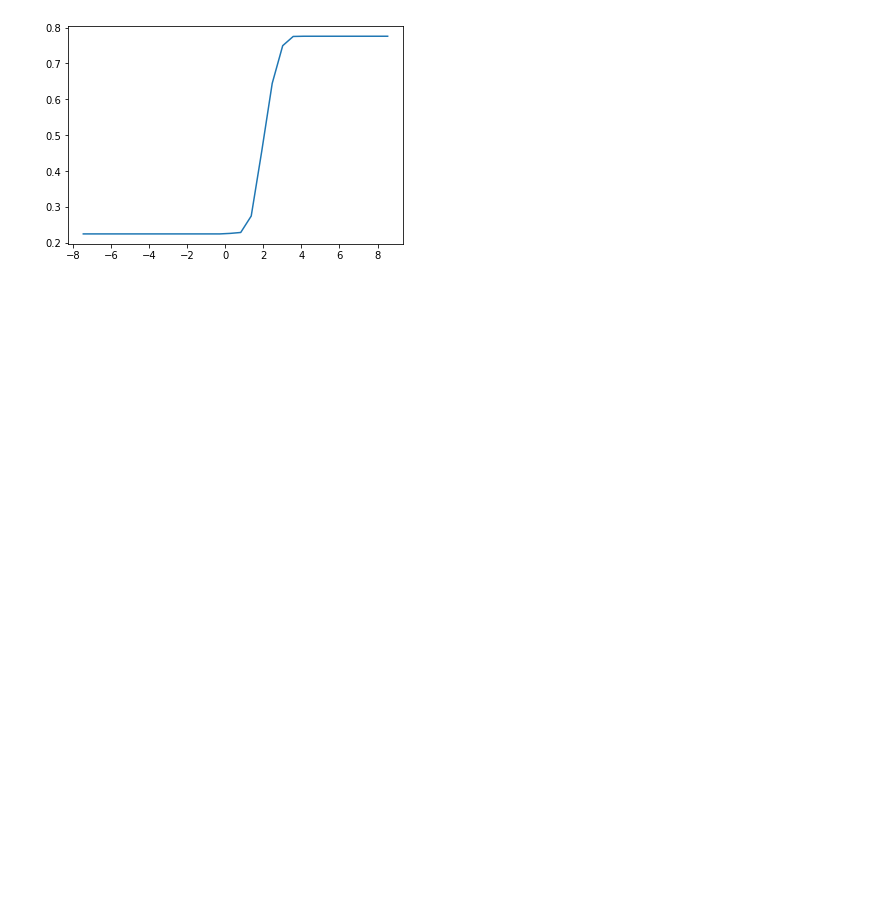
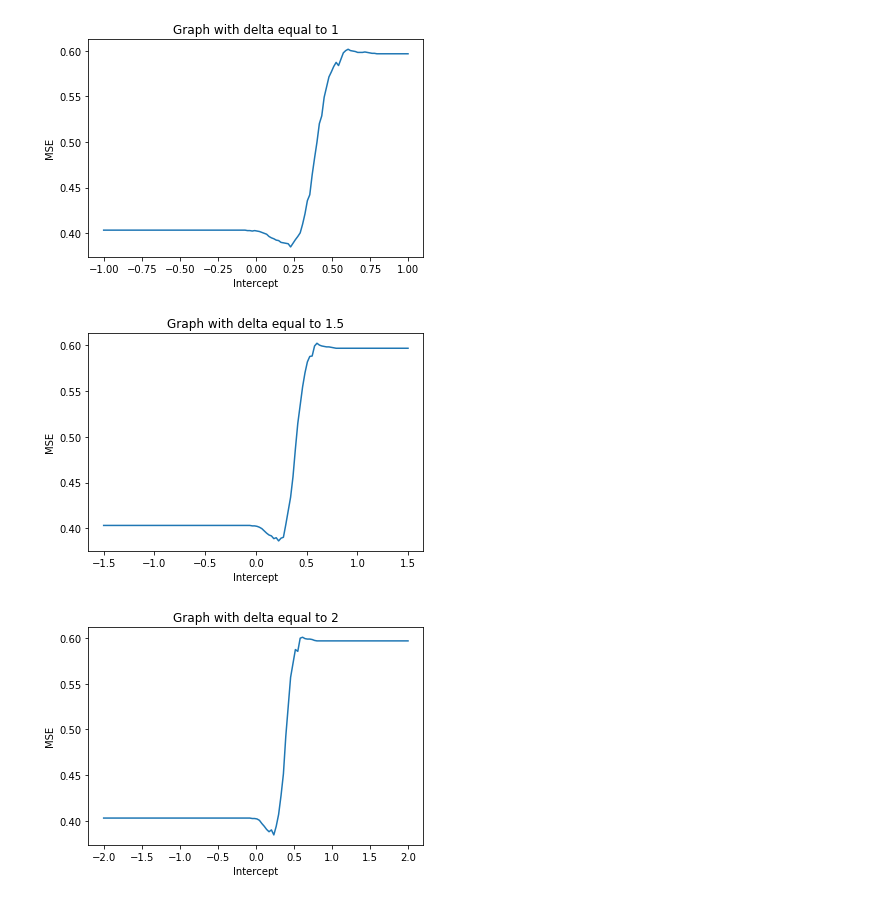
Before and after one commit to LuizGuzzo/Mestrado, a Jupyter notebook: patternRecognition/atividades/ativ3.ipynb, the cells around one changed output. Saved outputs shown, nothing was run; the diff lists cells and outputs as text; code cells hidden in the pictures; blank space fills up the shorter version.

```diff
--- a/patternRecognition/atividades/ativ3.ipynb
+++ b/patternRecognition/atividades/ativ3.ipynb
@@ -32,8 +31,8 @@ X.shape, y.shape
 # %%
 # o Y é o charge, para cada charge, ou seja para cada linha eu ploto o valor do charge e a coluna que estou visitando
 # primeiro exemplo é para o valor X de charge qual é a idade correspondente (idade,charge)
-# for i in range(X.shape[1]):
-#     plt.xlabel(f"{i}: {X.columns[i]}")
-#     plt.ylabel("Classificação")
-#     plt.scatter(X.iloc[:,i], y)
-#     plt.show()
+for i in range(X.shape[1]):
+    plt.xlabel(f"{i}: {X.columns[i]}")
+    plt.ylabel("Classificação")
+    plt.scatter(X.iloc[:,i], y)
+    plt.show()
@@ -61,12 +62,12 @@ X.shape, y.shape
 # %%
-plt.xlabel("temperatura maxima")
-plt.ylabel("chance de chover")
-plt.scatter(X, y)
-modelo = linear_model.LogisticRegression()
+# plt.xlabel("ph")
+# plt.ylabel("potavel")
+# plt.scatter(X, y)
+modelo = linear_model.LogisticRegression(max_iter=1000,fit_intercept=True)
 modelo.fit(X,y)
 y_pred = modelo.predict(X)
 erro = metrics.mean_squared_error(y, y_pred)
-plt.plot(X, y_pred, 'ro', label=f"erro: {erro}", alpha=0.5)
+plt.plot(X, y_pred, 'ro', label=f"erro: {erro}", alpha=0.2)
 plt.legend()
 plt.show()
 
@@ -85,21 +88,39 @@ acuracia: 0.7734301928986842
 # %%
-delta = 8
+deltas = [1,1.5,2]
+steps = 128
 intercept = modelo.intercept_
 
-variancia_intercept = np.linspace(intercept-delta, intercept+delta, 30)
+variancia1_intercept = np.linspace(intercept-deltas[0], intercept+deltas[0], steps)
+variancia2_intercept = np.linspace(intercept-deltas[1], intercept+deltas[1], steps)
+variancia3_intercept = np.linspace(intercept-deltas[2], intercept+deltas[2], steps)
+variancias_intercept = [variancia1_intercept,variancia2_intercept,variancia3_intercept]
 
 # percorrer depois de X-8>x>X+8 (= intercept)
 # substituindo o intercept pelo novo e calcular o RMSE apos o predict
 # acumulando os rmse num array e depois plota eles
 
-rmseArray = []
-for w in variancia_intercept:
-	modelo.intercept_ = w
-	ypred = modelo.predict(X)
-	mse = metrics.mean_squared_error(y, ypred)
-	rmseArray.append(mse)
+rmse_all = []
+for variancia_intercept in variancias_intercept:
+	actualRmse = []
+	for w in variancia_intercept:
+		modelo.intercept_ = w
+		ypred = modelo.predict(X)
+		mse = metrics.mean_squared_error(y, ypred)
+		actualRmse.append(mse)
 
-plt.plot(variancia_intercept,rmseArray)
-plt.show()
+	actualRmse = np.array(actualRmse, dtype=float)
+	rmse_all.append(actualRmse)
+
+
+for i in range(len(rmse_all)):
+	plt.title(f"Graph with delta equal to {deltas[i]}")
+	plt.xlabel("Intercept")
+	plt.ylabel("MSE")
+
+	plt.plot(variancias_intercept[i], rmse_all[i])
+
+	plt.show()
 # %% [output]
-[figure, old version]
+[figure, new version]
+[figure, added]
+[figure, added]
```
Also changed, not shown: parts of 5 cells of this notebook, 1 other file.
